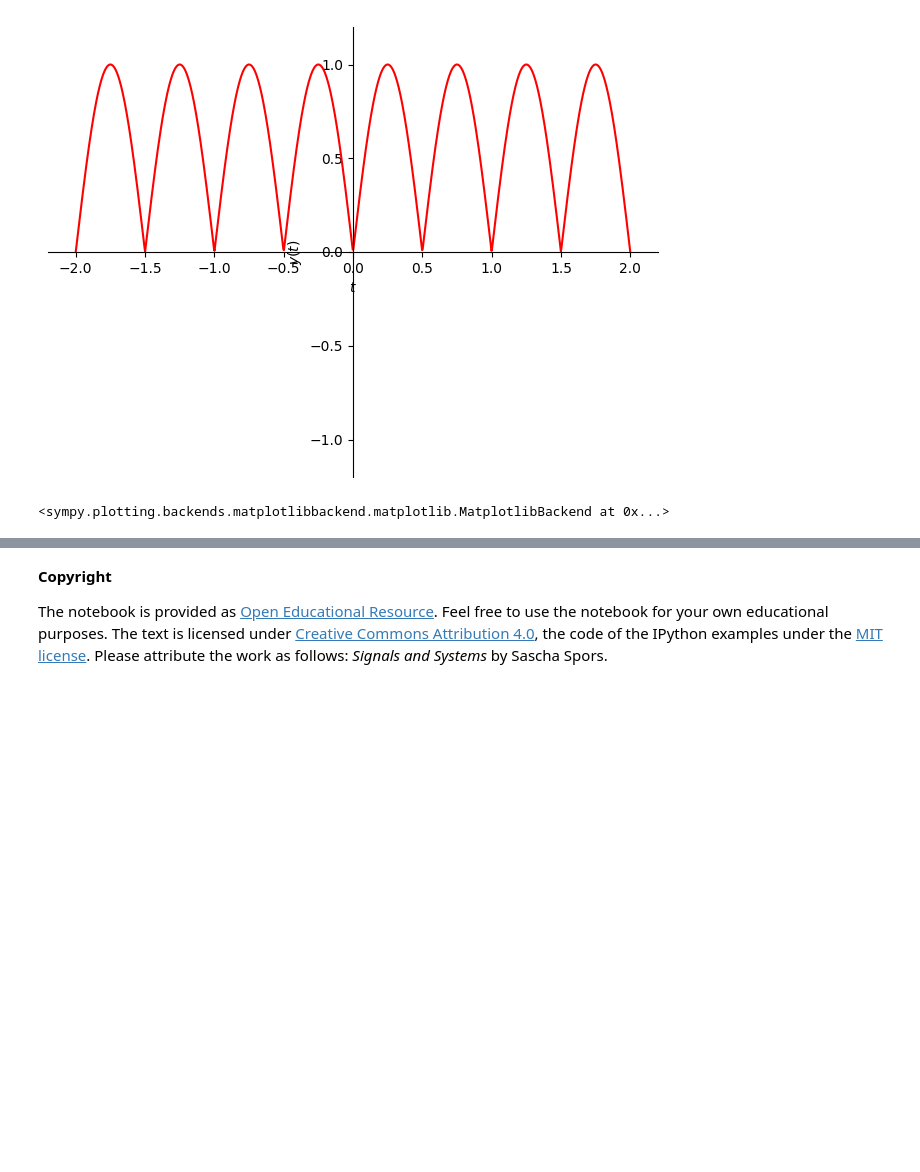
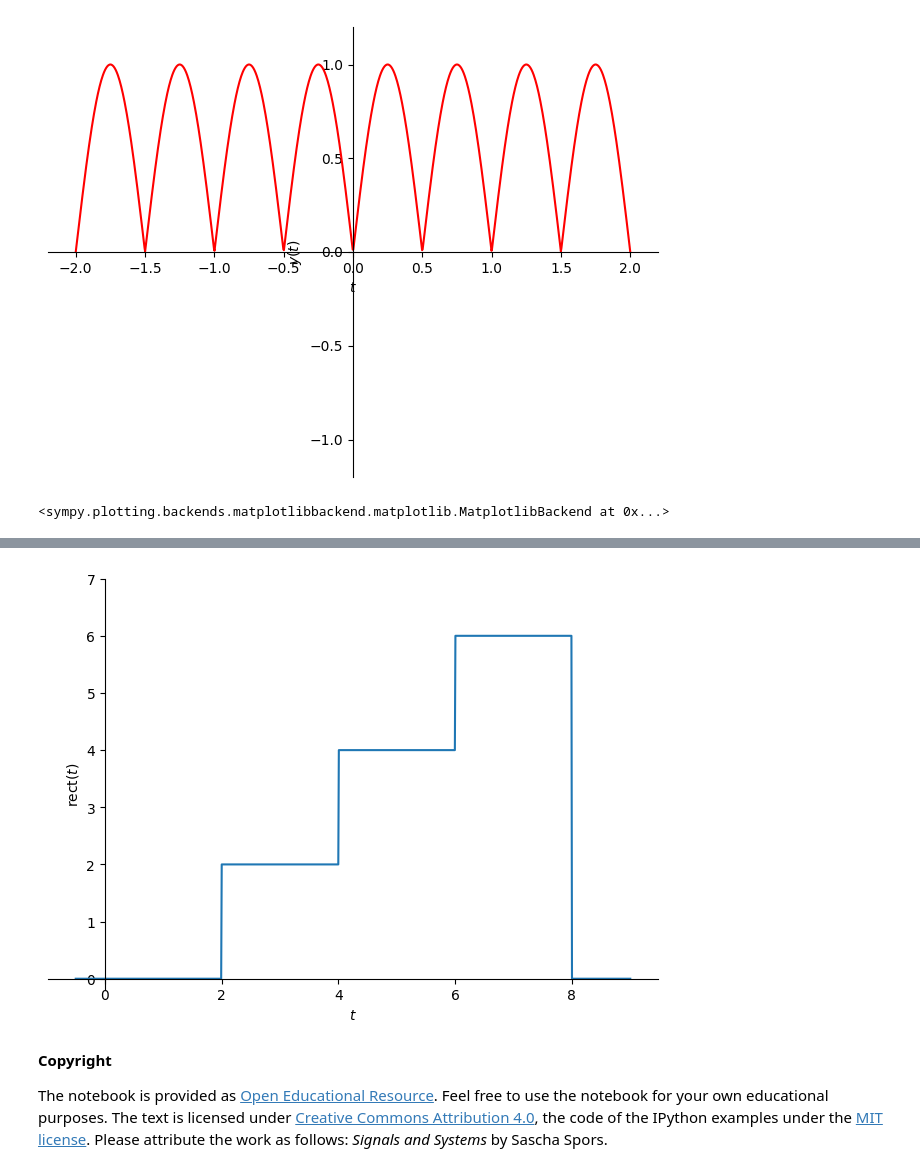
Before and after one commit to SebastianPerezCalle/SENALES-Y-SISTEMAS-2025-1, a Jupyter notebook: Copia_de_S_estandar.ipynb, the cells around one changed output, grey strips where cells are left out. Saved outputs shown, nothing was run; the diff lists cells and outputs as text; code cells hidden in the pictures; blank space fills up the shorter version.

```diff
--- a/Copia_de_S_estandar.ipynb
+++ b/Copia_de_S_estandar.ipynb
@@ -412,3 +425,27 @@ sym.plot(y, (t, -2, 2), ylabel=r'$y(t)$',ylim=[-1.2, 1.2],line_color='red') # Se
+# %%
+t, tau, to, A =sym.symbols('t tau to A', real=True)
+u1=sym.Heaviside(t)
+u2=sym.Heaviside(t-2)
+rect_1=0*(u1-u2)
+
+u1=sym.Heaviside(t-2)
+u2=sym.Heaviside(t-4)
+rect_2=2*(u1-u2)
+
+u1=sym.Heaviside(t-4)
+u2=sym.Heaviside(t-6)
+rect_3=4*(u1-u2)
+
+u1=sym.Heaviside(t-6)
+u2=sym.Heaviside(t-8)
+rect_4=6*(u1-u2)
+
+rect=rect_1+rect_2+rect_3+rect_4
+rect
+
+sym.plot(rect,(t,-0.5,9),ylim=[-0.2, 7], ylabel=r'rect$(t)$');
+# %% [output]
+[figure, added]
 # %% [markdown]
 **Copyright**
 
```
Also changed, not shown: parts of 2 cells of this notebook.
